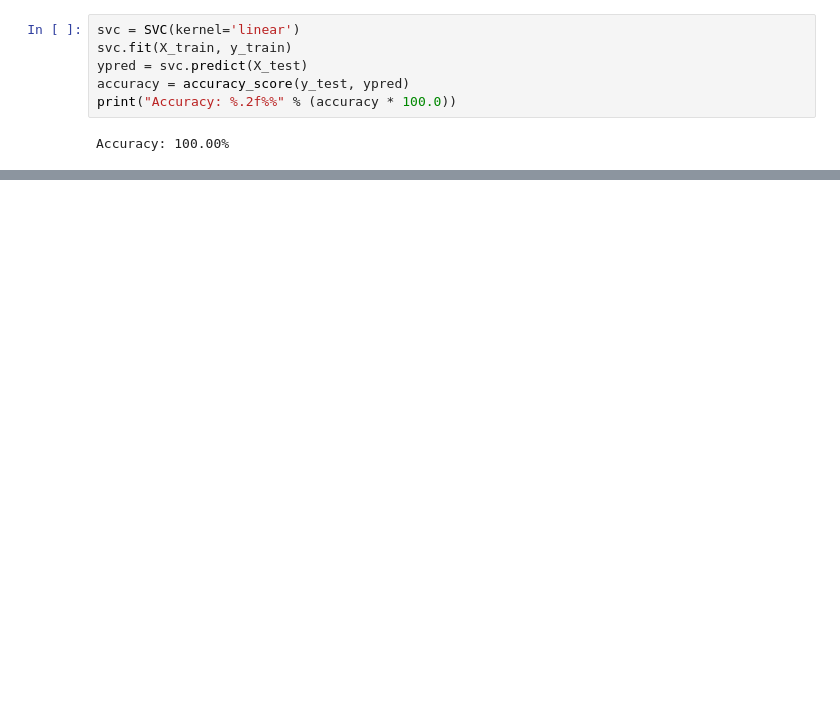
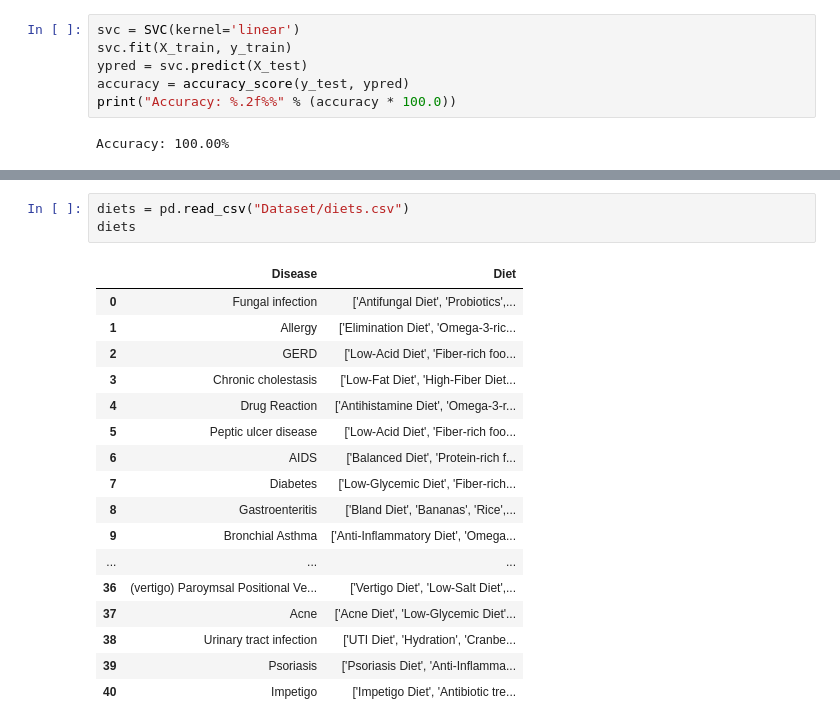
Before and after one commit to Muhammad-Ahtasham/DrugRecommender, a Jupyter notebook: Drug_Recommedation.ipynb, the cells around one changed output, grey strips where cells are left out. Saved outputs shown, nothing was run; the diff lists cells and outputs as text; blank space fills up the shorter version.

```diff
--- a/Drug_Recommedation.ipynb
+++ b/Drug_Recommedation.ipynb
@@ -112,0 +192,21 @@ pickle.dump(svc,open('svc.pkl','wb'))
+# %%
+diets = pd.read_csv("Dataset/diets.csv")
+diets
+# %% [output]
+|  | Disease | Diet |
+| 0 | Fungal infection | ['Antifungal Diet', 'Probiotics',... |
+| 1 | Allergy | ['Elimination Diet', 'Omega-3-ric... |
+| 2 | GERD | ['Low-Acid Diet', 'Fiber-rich foo... |
+| 3 | Chronic cholestasis | ['Low-Fat Diet', 'High-Fiber Diet... |
+| 4 | Drug Reaction | ['Antihistamine Diet', 'Omega-3-r... |
+| 5 | Peptic ulcer disease | ['Low-Acid Diet', 'Fiber-rich foo... |
+| 6 | AIDS | ['Balanced Diet', 'Protein-rich f... |
+| 7 | Diabetes | ['Low-Glycemic Diet', 'Fiber-rich... |
+| 8 | Gastroenteritis | ['Bland Diet', 'Bananas', 'Rice',... |
+| 9 | Bronchial Asthma | ['Anti-Inflammatory Diet', 'Omega... |
+| ... | ... | ... |
+| 36 | (vertigo) Paroymsal Positional Ve... | ['Vertigo Diet', 'Low-Salt Diet',... |
+| 37 | Acne | ['Acne Diet', 'Low-Glycemic Diet'... |
+| 38 | Urinary tract infection | ['UTI Diet', 'Hydration', 'Cranbe... |
+| 39 | Psoriasis | ['Psoriasis Diet', 'Anti-Inflamma... |
+| 40 | Impetigo | ['Impetigo Diet', 'Antibiotic tre... |
```
Also changed, not shown: parts of 12 cells of this notebook, 7 other files.
